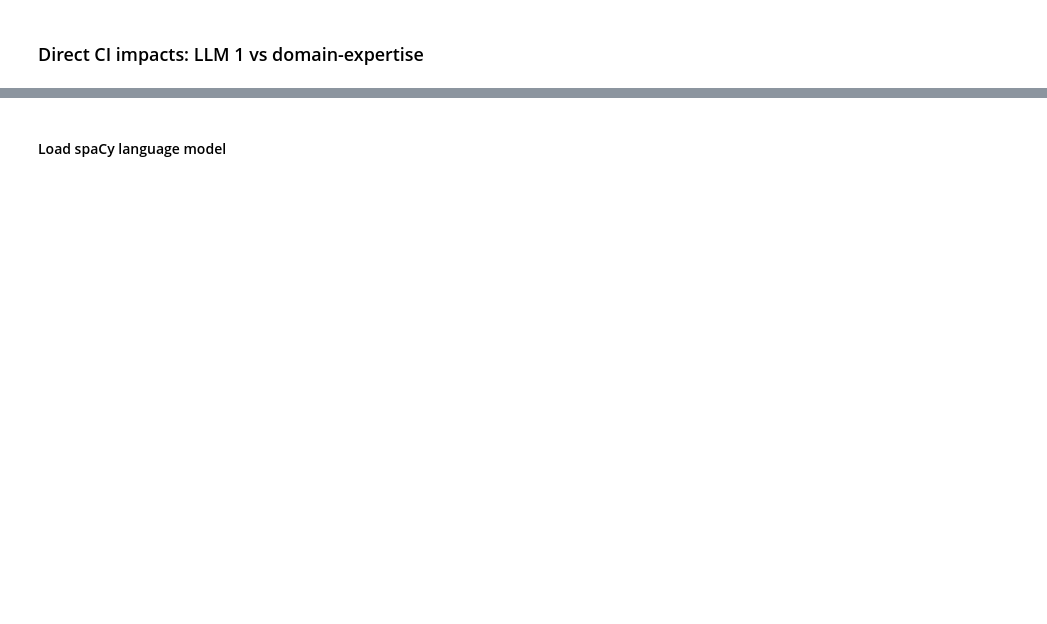
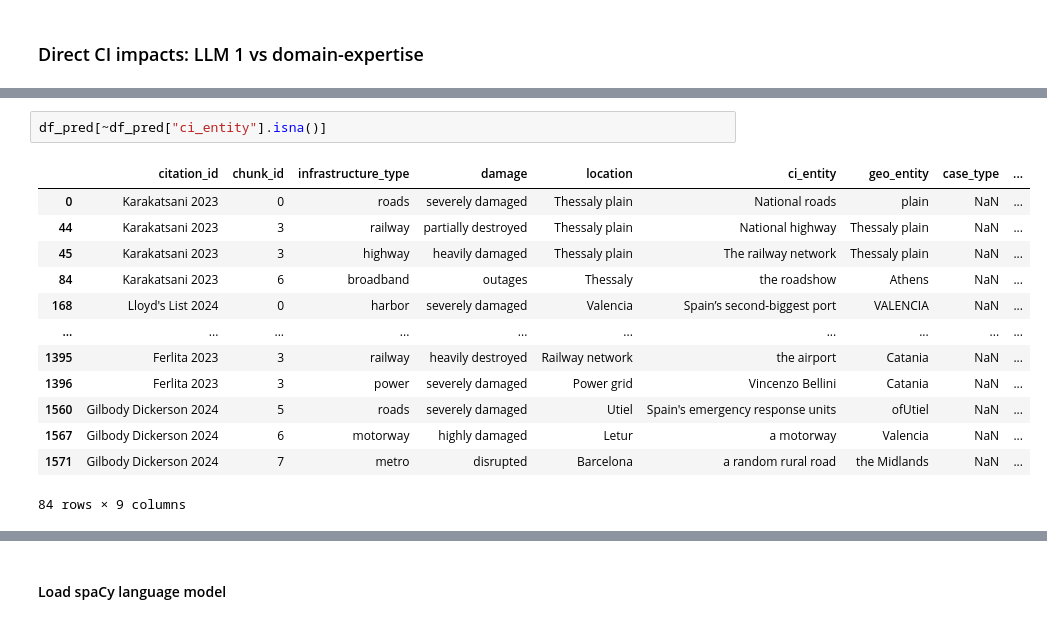
Before and after one commit to SWN-group-at-TU-Berlin/CI-impacts-information-retrieval, a Jupyter notebook: notebooks/llm_evaluation.ipynb, the cells around one changed output, grey strips where cells are left out. Saved outputs shown, nothing was run; the diff lists cells and outputs as text; blank space fills up the shorter version.

```diff
--- a/notebooks/llm_evaluation.ipynb
+++ b/notebooks/llm_evaluation.ipynb
@@ -112,3 +144,19 @@ df_pred
+# %%
+df_pred[~df_pred["ci_entity"].isna()]
+# %% [output]
+|  | citation_id | chunk_id | infrastructure_type | damage | location | ci_entity | geo_entity | case_type | ... |
+| 0 | Karakatsani 2023 | 0 | roads | severely damaged | Thessaly plain | National roads | plain | NaN | ... |
+| 44 | Karakatsani 2023 | 3 | railway | partially destroyed | Thessaly plain | National highway | Thessaly plain | NaN | ... |
+| 45 | Karakatsani 2023 | 3 | highway | heavily damaged | Thessaly plain | The railway network | Thessaly plain | NaN | ... |
+| 84 | Karakatsani 2023 | 6 | broadband | outages | Thessaly | the roadshow | Athens | NaN | ... |
+| 168 | Lloyd's List 2024 | 0 | harbor | severely damaged | Valencia | Spain’s second-biggest port | VALENCIA | NaN | ... |
+| ... | ... | ... | ... | ... | ... | ... | ... | ... | ... |
+| 1395 | Ferlita 2023 | 3 | railway | heavily destroyed | Railway network | the airport | Catania | NaN | ... |
+| 1396 | Ferlita 2023 | 3 | power | severely damaged | Power grid | Vincenzo Bellini | Catania | NaN | ... |
+| 1560 | Gilbody Dickerson 2024 | 5 | roads | severely damaged | Utiel | Spain's emergency response units | ofUtiel | NaN | ... |
+| 1567 | Gilbody Dickerson 2024 | 6 | motorway | highly damaged | Letur | a motorway | Valencia | NaN | ... |
+| 1571 | Gilbody Dickerson 2024 | 7 | metro | disrupted | Barcelona | a random rural road | the Midlands | NaN | ... |
+84 rows × 9 columns
 # %%
 df_pred.info()
 # %% [output]
```
Also changed, not shown: parts of 46 cells of this notebook.
